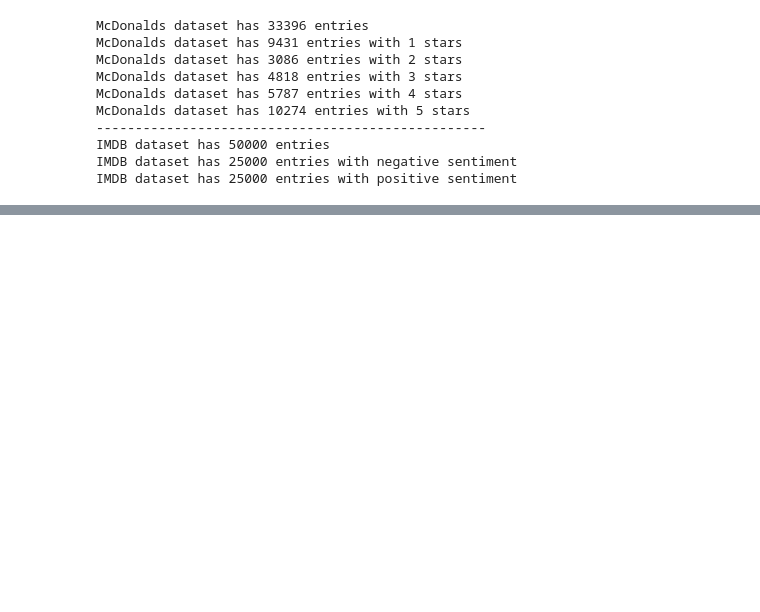
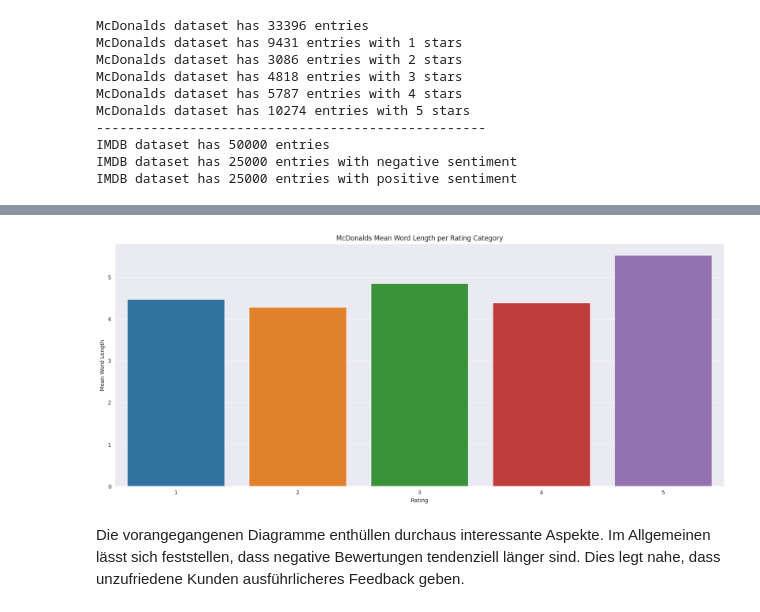
Before and after one commit to MaltePetersen/Sentiment-Analyse, a Jupyter notebook: 1.exploratory_data_analysis.ipynb, the cells around one changed output, grey strips where cells are left out. Saved outputs shown, nothing was run; the diff lists cells and outputs as text; code cells hidden in the pictures; blank space fills up the shorter version.

```diff
--- a/1.exploratory_data_analysis.ipynb
+++ b/1.exploratory_data_analysis.ipynb
@@ -391,0 +329,12 @@ Da die Labels des McDonalds Datensatzes 'multiclass' sind, muss zunaechst eine E
+# %%
+df_mean_lengths = df_mcd.groupby('sentiment').agg({'mean_word_length': 'mean'}).reset_index()
+# %%
+sns.barplot(x='sentiment', y='mean_word_length', data=df_mean_lengths)
+plt.title('McDonalds Mean Word Length per Rating Category')
+plt.xlabel('Rating')
+plt.ylabel('Mean Word Length')
+plt.show()
+# %% [output]
+[figure, added]
+# %% [markdown]
+Die vorangegangenen Diagramme enthüllen durchaus interessante Aspekte. Im Allgemeinen lässt sich feststellen, dass negative Bewertungen tendenziell länger sind. Dies legt nahe, dass unzufriedene Kunden ausführlicheres Feedback geben.
```
Also changed, not shown: parts of 96 cells of this notebook, 4 other files.
